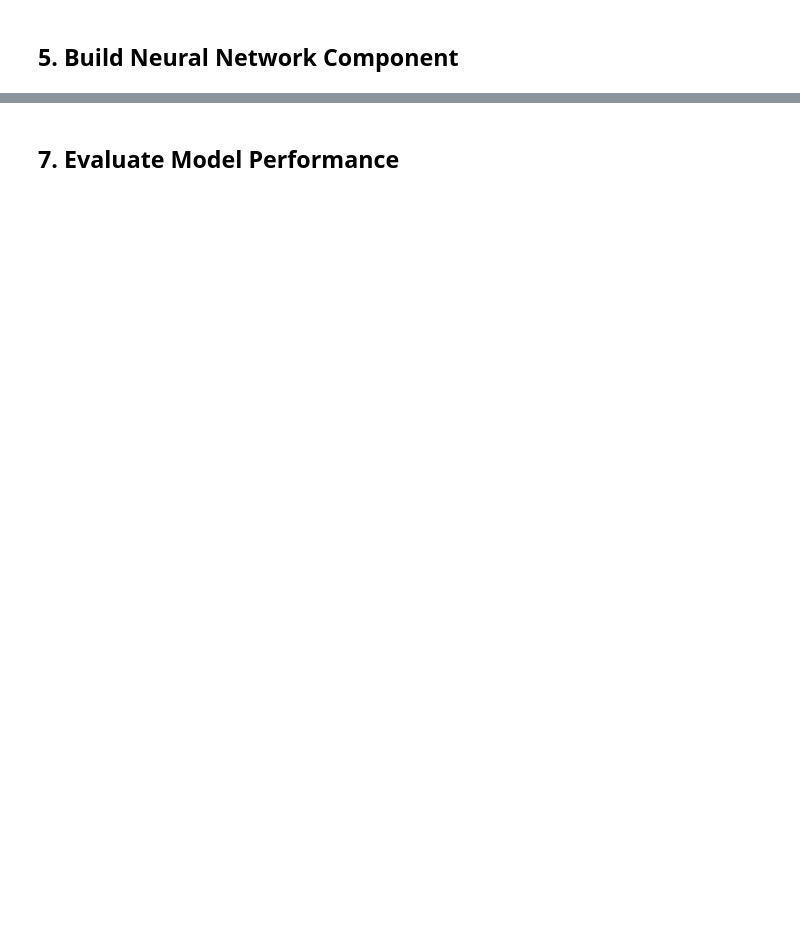
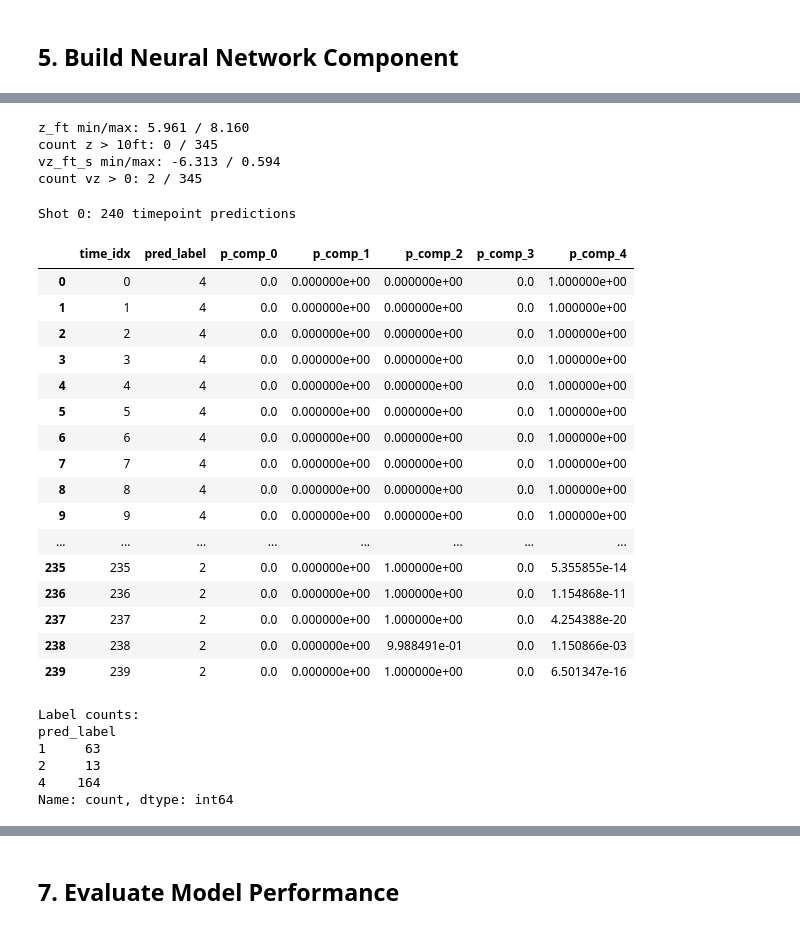
Before and after one commit to caitken5/CMSZ-SPLxUTSPAN-2026-Data-Challenge, a Jupyter notebook: 02_hybrid_model.ipynb, the cells around one changed output, grey strips where cells are left out. Drawn from its saved outputs; the diff is of its cells as text; code cells hidden in the pictures; blank space fills up the shorter version.

```diff
--- a/02_hybrid_model.ipynb
+++ b/02_hybrid_model.ipynb
@@ -337,0 +540,68 @@ ImportError: cannot import name 'X_COURT' from 'physics.constants' (c:\Users\cai
+# %%
+# Diagnostic: launch state feasibility for rim-plane crossing
+z_ft = launch_states[:, 2]
+vz_ft_s = launch_states[:, 5]
+
+print(f"z_ft min/max: {z_ft.min():.3f} / {z_ft.max():.3f}")
+print(f"count z > 10ft: {(z_ft > 10.0).sum()} / {len(z_ft)}")
+print(f"vz_ft_s min/max: {vz_ft_s.min():.3f} / {vz_ft_s.max():.3f}")
+print(f"count vz > 0: {(vz_ft_s > 0.0).sum()} / {len(vz_ft_s)}")
+# %% [output]
+z_ft min/max: 5.961 / 8.160
+count z > 10ft: 0 / 345
+vz_ft_s min/max: -6.313 / 0.594
+count vz > 0: 2 / 345
+# %%
+# One-shot diagnostic: show all per-timepoint predictions (240 rows)
+SHOT_IDX = 0  # change this to inspect a different shot
+
+shot_labels = np.asarray(labels[SHOT_IDX])
+n_t = shot_labels.shape[0]
+print(f"Shot {SHOT_IDX}: {n_t} timepoint predictions")
+
+# Build table of all predictions for this shot
+pred_df = pd.DataFrame({
+    "time_idx": np.arange(n_t, dtype=int),
+    "pred_label": shot_labels.astype(int),
+})
+
+# Include per-component probabilities if available
+if "probs" in globals() and len(probs) > SHOT_IDX:
+    shot_probs = np.asarray(probs[SHOT_IDX])
+    if shot_probs.ndim == 2 and shot_probs.shape[0] == n_t:
+        for j in range(shot_probs.shape[1]):
+            pred_df[f"p_comp_{j}"] = shot_probs[:, j]
+
+# Force notebook to show all rows for this one-shot table
+old_max_rows = pd.get_option("display.max_rows")
+pd.set_option("display.max_rows", 300)
+display(pred_df)
+pd.set_option("display.max_rows", old_max_rows)
+
+print("\nLabel counts:")
+print(pred_df["pred_label"].value_counts().sort_index())
+# %% [output]
+Shot 0: 240 timepoint predictions
+|  | time_idx | pred_label | p_comp_0 | p_comp_1 | p_comp_2 | p_comp_3 | p_comp_4 |
+| 0 | 0 | 4 | 0.0 | 0.000000e+00 | 0.000000e+00 | 0.0 | 1.000000e+00 |
+| 1 | 1 | 4 | 0.0 | 0.000000e+00 | 0.000000e+00 | 0.0 | 1.000000e+00 |
+| 2 | 2 | 4 | 0.0 | 0.000000e+00 | 0.000000e+00 | 0.0 | 1.000000e+00 |
+| 3 | 3 | 4 | 0.0 | 0.000000e+00 | 0.000000e+00 | 0.0 | 1.000000e+00 |
+| 4 | 4 | 4 | 0.0 | 0.000000e+00 | 0.000000e+00 | 0.0 | 1.000000e+00 |
+| 5 | 5 | 4 | 0.0 | 0.000000e+00 | 0.000000e+00 | 0.0 | 1.000000e+00 |
+| 6 | 6 | 4 | 0.0 | 0.000000e+00 | 0.000000e+00 | 0.0 | 1.000000e+00 |
+| 7 | 7 | 4 | 0.0 | 0.000000e+00 | 0.000000e+00 | 0.0 | 1.000000e+00 |
+| 8 | 8 | 4 | 0.0 | 0.000000e+00 | 0.000000e+00 | 0.0 | 1.000000e+00 |
+| 9 | 9 | 4 | 0.0 | 0.000000e+00 | 0.000000e+00 | 0.0 | 1.000000e+00 |
+| ... | ... | ... | ... | ... | ... | ... | ... |
+| 235 | 235 | 2 | 0.0 | 0.000000e+00 | 1.000000e+00 | 0.0 | 5.355855e-14 |
+| 236 | 236 | 2 | 0.0 | 0.000000e+00 | 1.000000e+00 | 0.0 | 1.154868e-11 |
+| 237 | 237 | 2 | 0.0 | 0.000000e+00 | 1.000000e+00 | 0.0 | 4.254388e-20 |
+| 238 | 238 | 2 | 0.0 | 0.000000e+00 | 9.988491e-01 | 0.0 | 1.150866e-03 |
+| 239 | 239 | 2 | 0.0 | 0.000000e+00 | 1.000000e+00 | 0.0 | 6.501347e-16 |
+Label counts:
+pred_label
+1     63
+2     13
+4    164
+Name: count, dtype: int64
```
Also changed, not shown: parts of 12 cells of this notebook, 7 other files.
